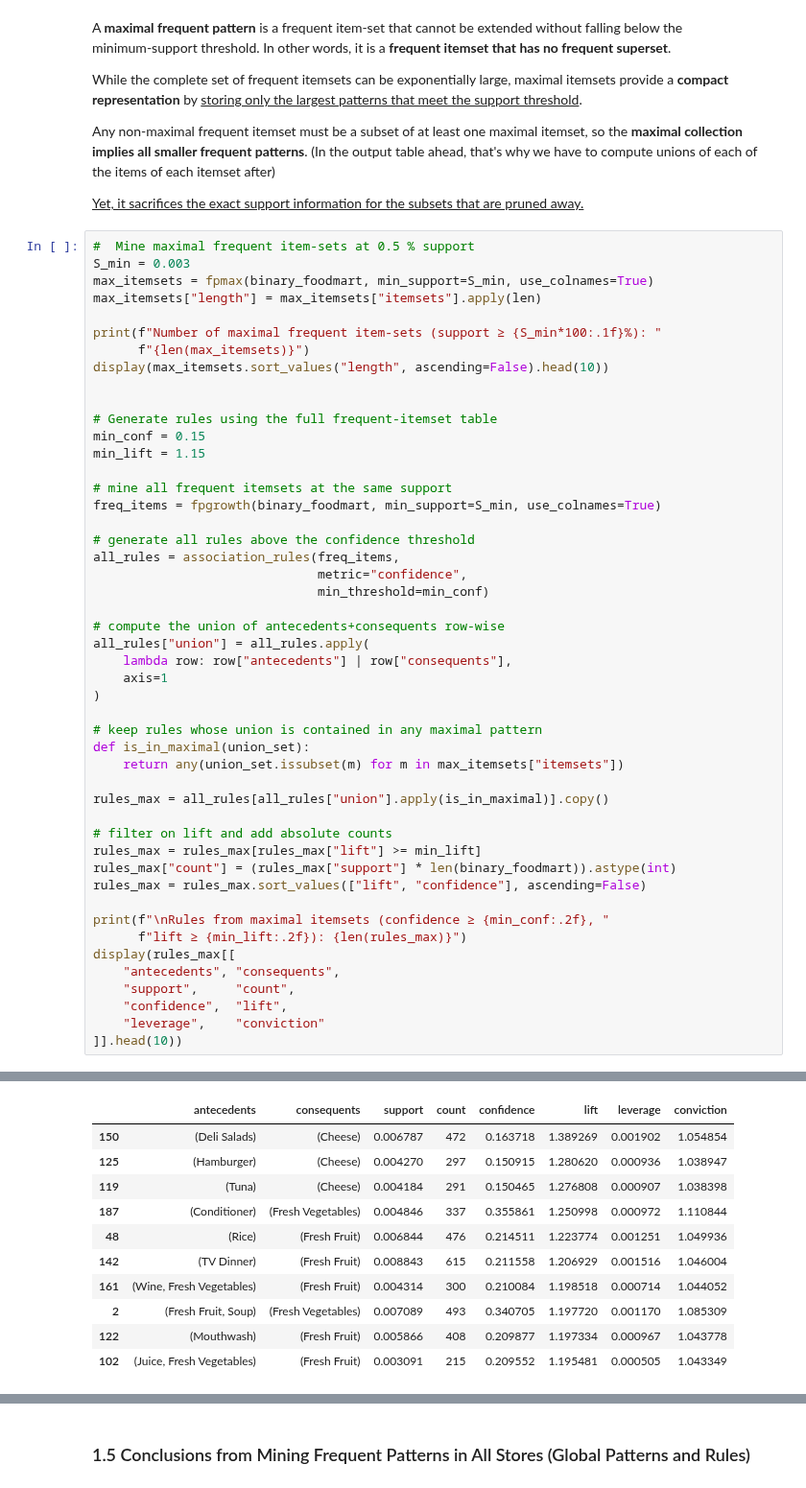
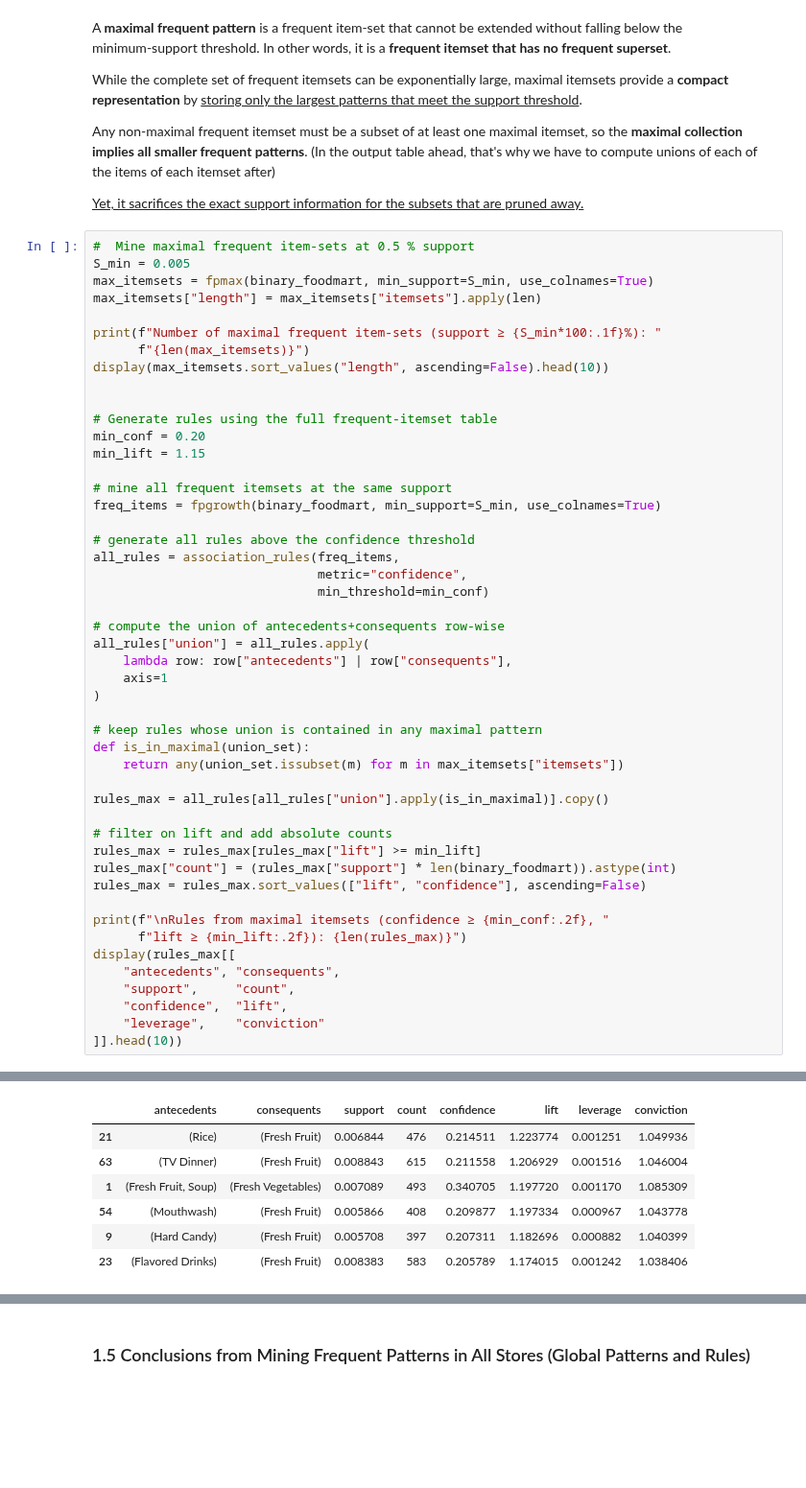
Before and after one commit to ijustsnapped/DataMine_PI, a Jupyter notebook: PD_202425_Project1/PD_202425_Project.ipynb, the cells around one changed output, grey strips where cells are left out. Shown at 96% size. Cells and saved outputs as stored; diff of their text form; blank space fills up the shorter version.

```diff
--- a/PD_202425_Project1/PD_202425_Project.ipynb
+++ b/PD_202425_Project1/PD_202425_Project.ipynb
@@ -1694,7 +1694,7 @@ Any non-maximal frequent itemset must be a subset of at least one maximal itemse
 <ins>Yet, it sacrifices the exact support information for the subsets that are pruned away.</ins>
 # %%
 #  Mine maximal frequent item‑sets at 0.5 % support
-S_min = 0.003
+S_min = 0.005
 max_itemsets = fpmax(binary_foodmart, min_support=S_min, use_colnames=True)
 max_itemsets["length"] = max_itemsets["itemsets"].apply(len)
 
@@ -1704,7 +1704,7 @@ display(max_itemsets.sort_values("length", ascending=False).head(10))
 
 
 # Generate rules using the full frequent‑itemset table
-min_conf = 0.15
+min_conf = 0.20
 min_lift = 1.15
 
 # mine all frequent itemsets at the same support
@@ -1757,11 +1757,7 @@ Rules from maximal itemsets (confidence ≥ 0.15, lift ≥ 1.15): 16
 |  | antecedents | consequents | support | count | confidence | lift | leverage | conviction |
-| 150 | (Deli Salads) | (Cheese) | 0.006787 | 472 | 0.163718 | 1.389269 | 0.001902 | 1.054854 |
-| 125 | (Hamburger) | (Cheese) | 0.004270 | 297 | 0.150915 | 1.280620 | 0.000936 | 1.038947 |
-| 119 | (Tuna) | (Cheese) | 0.004184 | 291 | 0.150465 | 1.276808 | 0.000907 | 1.038398 |
-| 187 | (Conditioner) | (Fresh Vegetables) | 0.004846 | 337 | 0.355861 | 1.250998 | 0.000972 | 1.110844 |
-| 48 | (Rice) | (Fresh Fruit) | 0.006844 | 476 | 0.214511 | 1.223774 | 0.001251 | 1.049936 |
-| 142 | (TV Dinner) | (Fresh Fruit) | 0.008843 | 615 | 0.211558 | 1.206929 | 0.001516 | 1.046004 |
-| 161 | (Wine, Fresh Vegetables) | (Fresh Fruit) | 0.004314 | 300 | 0.210084 | 1.198518 | 0.000714 | 1.044052 |
-| 2 | (Fresh Fruit, Soup) | (Fresh Vegetables) | 0.007089 | 493 | 0.340705 | 1.197720 | 0.001170 | 1.085309 |
-| 122 | (Mouthwash) | (Fresh Fruit) | 0.005866 | 408 | 0.209877 | 1.197334 | 0.000967 | 1.043778 |
-| 102 | (Juice, Fresh Vegetables) | (Fresh Fruit) | 0.003091 | 215 | 0.209552 | 1.195481 | 0.000505 | 1.043349 |
+| 21 | (Rice) | (Fresh Fruit) | 0.006844 | 476 | 0.214511 | 1.223774 | 0.001251 | 1.049936 |
+| 63 | (TV Dinner) | (Fresh Fruit) | 0.008843 | 615 | 0.211558 | 1.206929 | 0.001516 | 1.046004 |
+| 1 | (Fresh Fruit, Soup) | (Fresh Vegetables) | 0.007089 | 493 | 0.340705 | 1.197720 | 0.001170 | 1.085309 |
+| 54 | (Mouthwash) | (Fresh Fruit) | 0.005866 | 408 | 0.209877 | 1.197334 | 0.000967 | 1.043778 |
+| 9 | (Hard Candy) | (Fresh Fruit) | 0.005708 | 397 | 0.207311 | 1.182696 | 0.000882 | 1.040399 |
+| 23 | (Flavored Drinks) | (Fresh Fruit) | 0.008383 | 583 | 0.205789 | 1.174015 | 0.001242 | 1.038406 |
```
Also changed, not shown: parts of 4 cells of this notebook, 1 other file.
